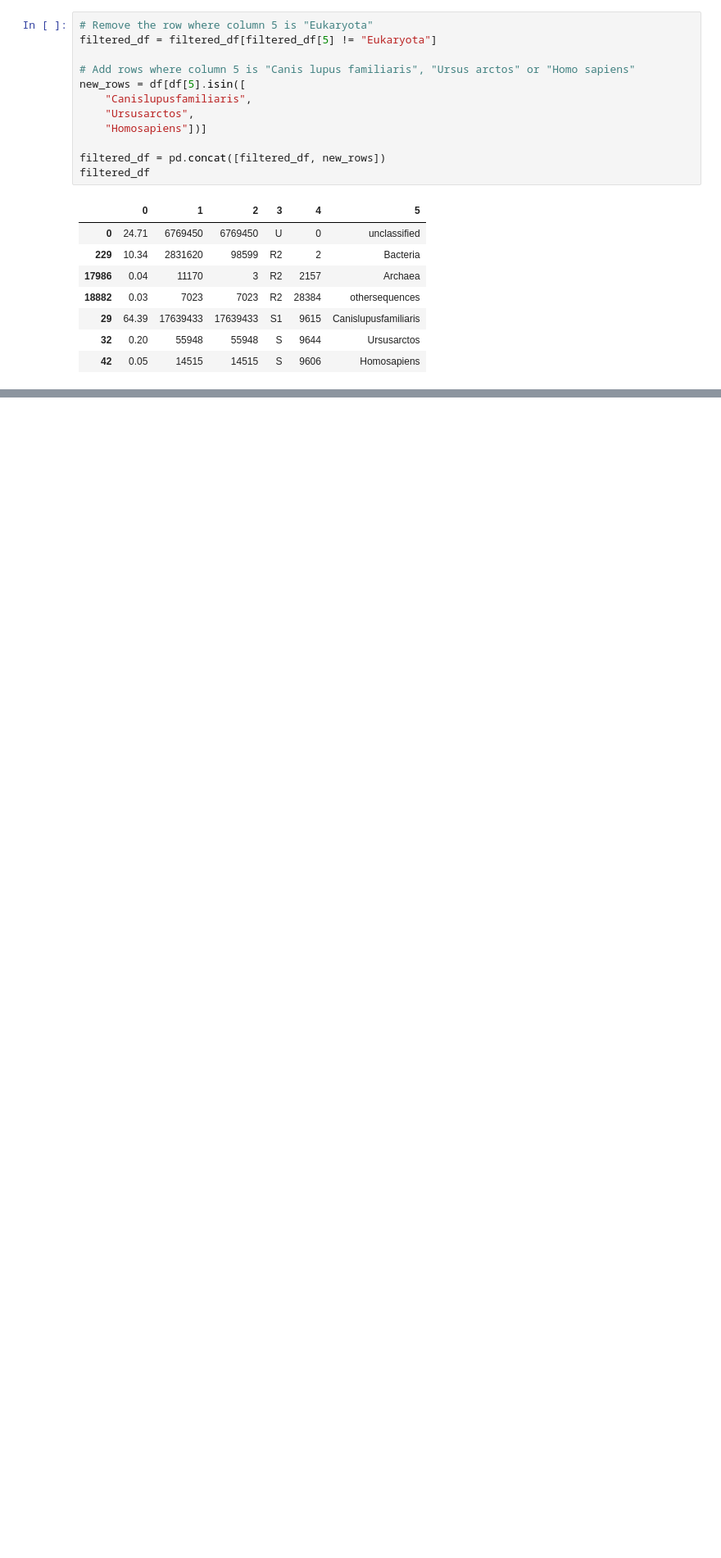
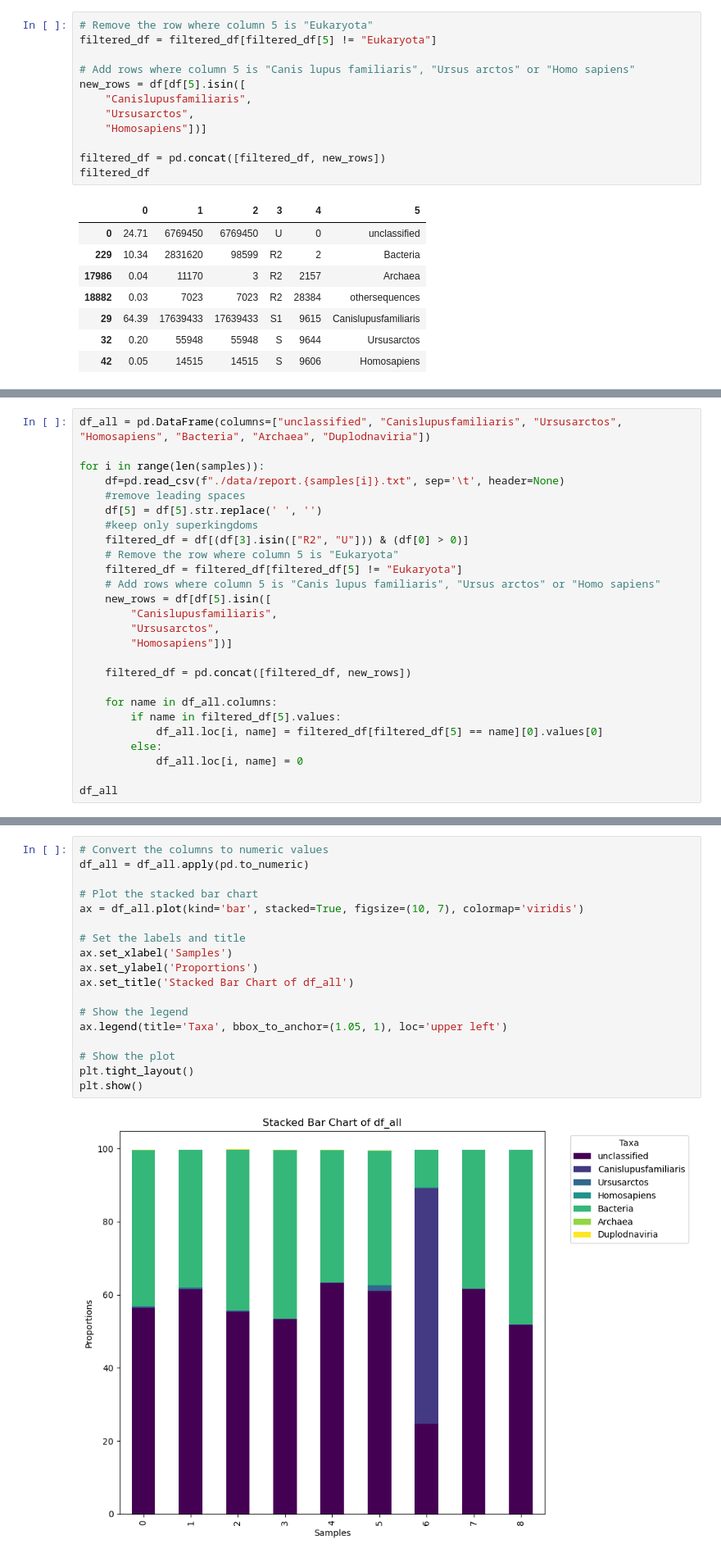
Before and after one commit to HGord2022/snowtracks, a Jupyter notebook: metagenomics/kraken/kraken.ipynb, the cells around one changed output, grey strips where cells are left out. Shown: that part at 82% size. Saved outputs shown, nothing was run; the diff lists cells and outputs as text; blank space fills up the shorter version.

Commit message:
created dataframe of proportions and plotted stacked bar chart

```diff
--- a/metagenomics/kraken/kraken.ipynb
+++ b/metagenomics/kraken/kraken.ipynb
@@ -48,0 +54,26 @@ filtered_df
+# %%
+df_all = pd.DataFrame(columns=["unclassified", "Canislupusfamiliaris", "Ursusarctos", "Homosapiens", "Bacteria", "Archaea", "Duplodnaviria"])
+
+for i in range(len(samples)):
+    df=pd.read_csv(f"./data/report.{samples[i]}.txt", sep='\t', header=None)
+    #remove leading spaces
+    df[5] = df[5].str.replace(' ', '')
+    #keep only superkingdoms
+    filtered_df = df[(df[3].isin(["R2", "U"])) & (df[0] > 0)]
+    # Remove the row where column 5 is "Eukaryota"
+    filtered_df = filtered_df[filtered_df[5] != "Eukaryota"]
+    # Add rows where column 5 is "Canis lupus familiaris", "Ursus arctos" or "Homo sapiens"
+    new_rows = df[df[5].isin([
+        "Canislupusfamiliaris",
+        "Ursusarctos",
+        "Homosapiens"])]
+
+    filtered_df = pd.concat([filtered_df, new_rows])
+
+    for name in df_all.columns:
+        if name in filtered_df[5].values:
+            df_all.loc[i, name] = filtered_df[filtered_df[5] == name][0].values[0]
+        else:
+            df_all.loc[i, name] = 0
+
+df_all
@@ -48,0 +91,20 @@ filtered_df
+# %%
+# Convert the columns to numeric values
+df_all = df_all.apply(pd.to_numeric)
+
+# Plot the stacked bar chart
+ax = df_all.plot(kind='bar', stacked=True, figsize=(10, 7), colormap='viridis')
+
+# Set the labels and title
+ax.set_xlabel('Samples')
+ax.set_ylabel('Proportions')
+ax.set_title('Stacked Bar Chart of df_all')
+
+# Show the legend
+ax.legend(title='Taxa', bbox_to_anchor=(1.05, 1), loc='upper left')
+
+# Show the plot
+plt.tight_layout()
+plt.show()
+# %% [output]
+[figure, added]
```
Also changed, not shown: parts of 3 cells of this notebook, 3 other files.
